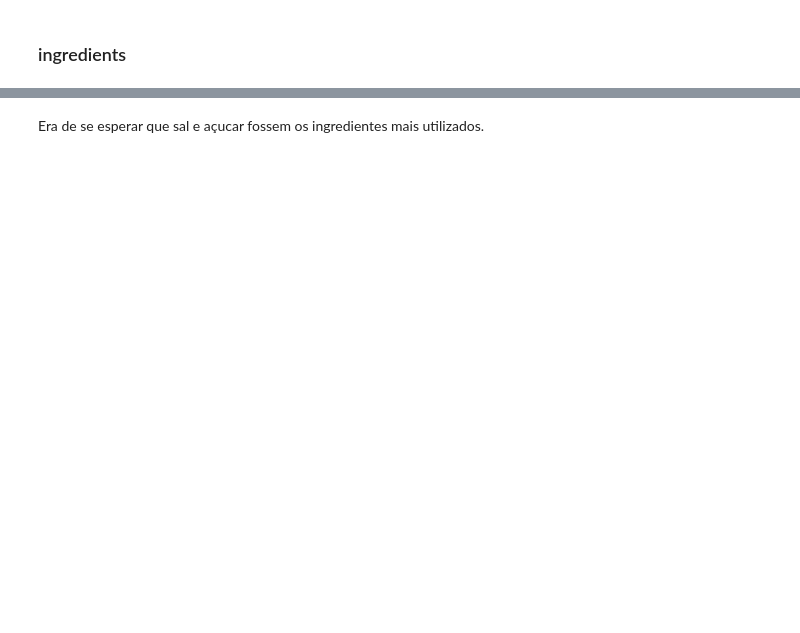
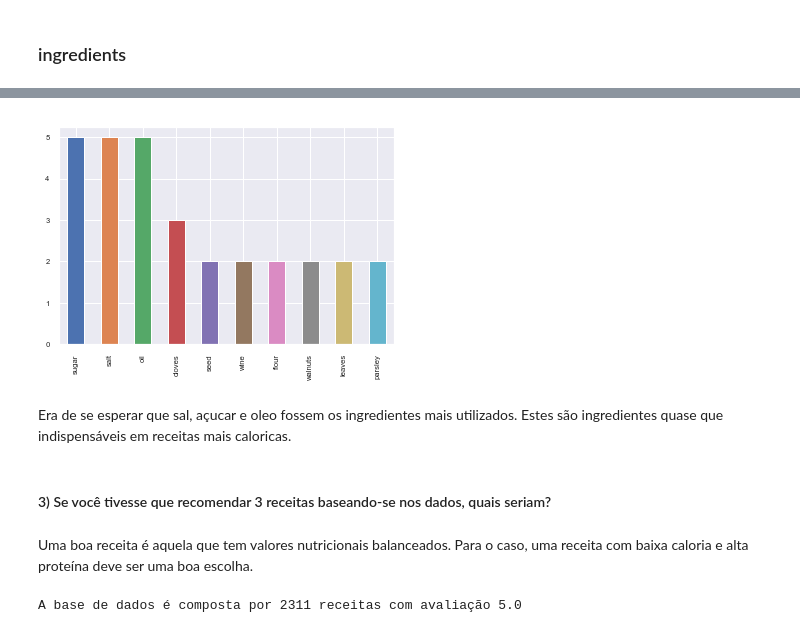
Before and after one commit to raphalencar/epicurious_data_analysis, a Jupyter notebook: Epicurious Data Analysis.ipynb, the cells around one changed output, grey strips where cells are left out. Saved outputs shown, nothing was run; the diff lists cells and outputs as text; code cells hidden in the pictures; blank space fills up the shorter version.

```diff
--- a/Epicurious Data Analysis.ipynb
+++ b/Epicurious Data Analysis.ipynb
@@ -622,5 +613,5 @@ for i in range(len(data['ingredients'])):
 # %%
-# Quais os top 10 ingredientes contidos nas receitas mais calóricas?
-ingredients = pd.Series(recipe_ingredients, name='recipe_ingredients')
-data = pd.concat([data, ingredients], axis=1)
+# transformando a coluna ingredients
+ingredients = pd.Series(recipe_ingredients, name='ingredients')
+data['ingredients'] = ingredients
 data.head()
@@ -627,7 +625,20 @@ data.head()
 # %%
+# retornando as receitas mais caloricas
 cal_receipts = data.nlargest(5, columns='calories')
-cal_receipts_unique_ing = count_sublist_values(cal_receipts, 'recipe_ingredients')
-cal_receipts_unique_ing.value_counts().nlargest(10, keep='all').plot.bar()
+cal_receipts_unique_ing = count_sublist_values(cal_receipts, 'ingredients')
+cal_receipts_unique_ing.value_counts().nlargest(10, keep='first').plot.bar()
 plt.show()
+# %% [output]
+[figure, added]
 # %% [markdown]
-Era de se esperar que sal e açucar fossem os ingredientes mais utilizados.
+Era de se esperar que sal, açucar e oleo fossem os ingredientes mais utilizados. Estes são ingredientes quase que indispensáveis em receitas mais caloricas.
+# %% [markdown]
+#### 3) Se você tivesse que recomendar 3 receitas baseando-se nos dados, quais seriam?
+# %% [markdown]
+Uma boa receita é aquela que tem valores nutricionais balanceados. Para o caso, uma receita com baixa caloria e alta proteína deve ser uma boa escolha.
+# %%
+# selecionando as receitas com avaliação 5.0
+five_aval_recipe = data[data['rating'] == 5.0]
+print('A base de dados é composta por {} receitas com avaliação 5.0'.format(five_aval_recipe.shape[0]))
+# %% [output]
+A base de dados é composta por 2311 receitas com avaliação 5.0
```
Also changed, not shown: parts of 43 cells of this notebook.
